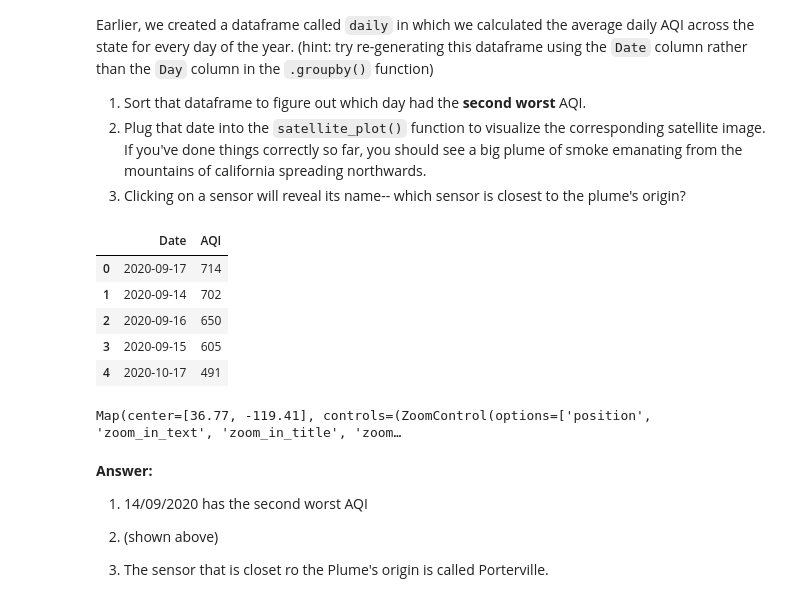
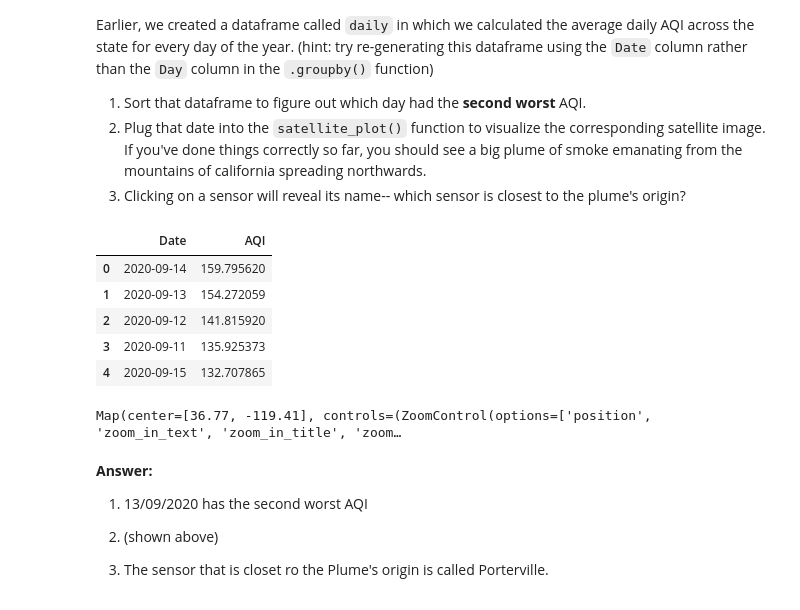
Before and after one commit to Chu-Yichen/QM2_2024, a Jupyter notebook: Done_W3_ Spatial Data.ipynb, the cells around one changed output. Cells and saved outputs as stored; diff of their text form; code cells hidden in the pictures.

```diff
--- a/Done_W3_ Spatial Data.ipynb
+++ b/Done_W3_ Spatial Data.ipynb
@@ -589,15 +594,15 @@ Earlier, we created a dataframe called `daily` in which we calculated the averag
 # %%
 # Question 1
 df['Date']=pd.to_datetime(df['Date'])
-daily=df.groupby('Date')['AQI'].max().sort_values(ascending=False).reset_index()
+daily=df.groupby('Date')['AQI'].mean().sort_values(ascending=False).reset_index()
 daily.head()
 # %% [output]
 |  | Date | AQI |
-| 0 | 2020-09-17 | 714 |
-| 1 | 2020-09-14 | 702 |
-| 2 | 2020-09-16 | 650 |
-| 3 | 2020-09-15 | 605 |
-| 4 | 2020-10-17 | 491 |
+| 0 | 2020-09-14 | 159.795620 |
+| 1 | 2020-09-13 | 154.272059 |
+| 2 | 2020-09-12 | 141.815920 |
+| 3 | 2020-09-11 | 135.925373 |
+| 4 | 2020-09-15 | 132.707865 |
 # %%
 # Question 2 & 3
 
@@ -624,7 +629,7 @@ satellite_plot('14-09-2020')
 Map(center=[36.77, -119.41], controls=(ZoomControl(options=['position', 'zoom_in_text', 'zoom_in_title', 'zoom…
 # %% [markdown]
 **Answer:**
-1. 14/09/2020 has the second worst AQI
+1. 13/09/2020 has the second worst AQI
 
 2. (shown above)
 
```
Also changed, not shown: parts of 4 cells of this notebook.
